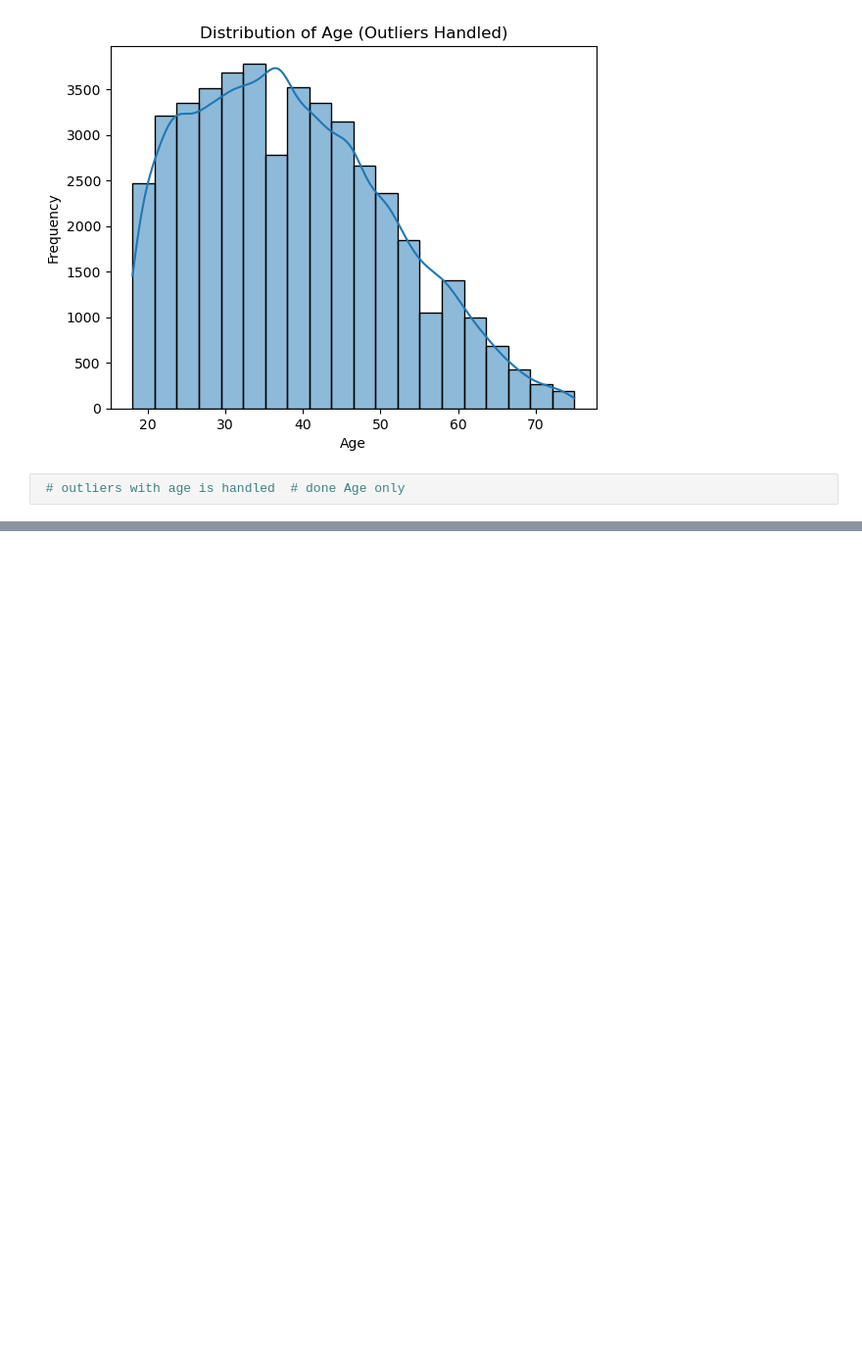
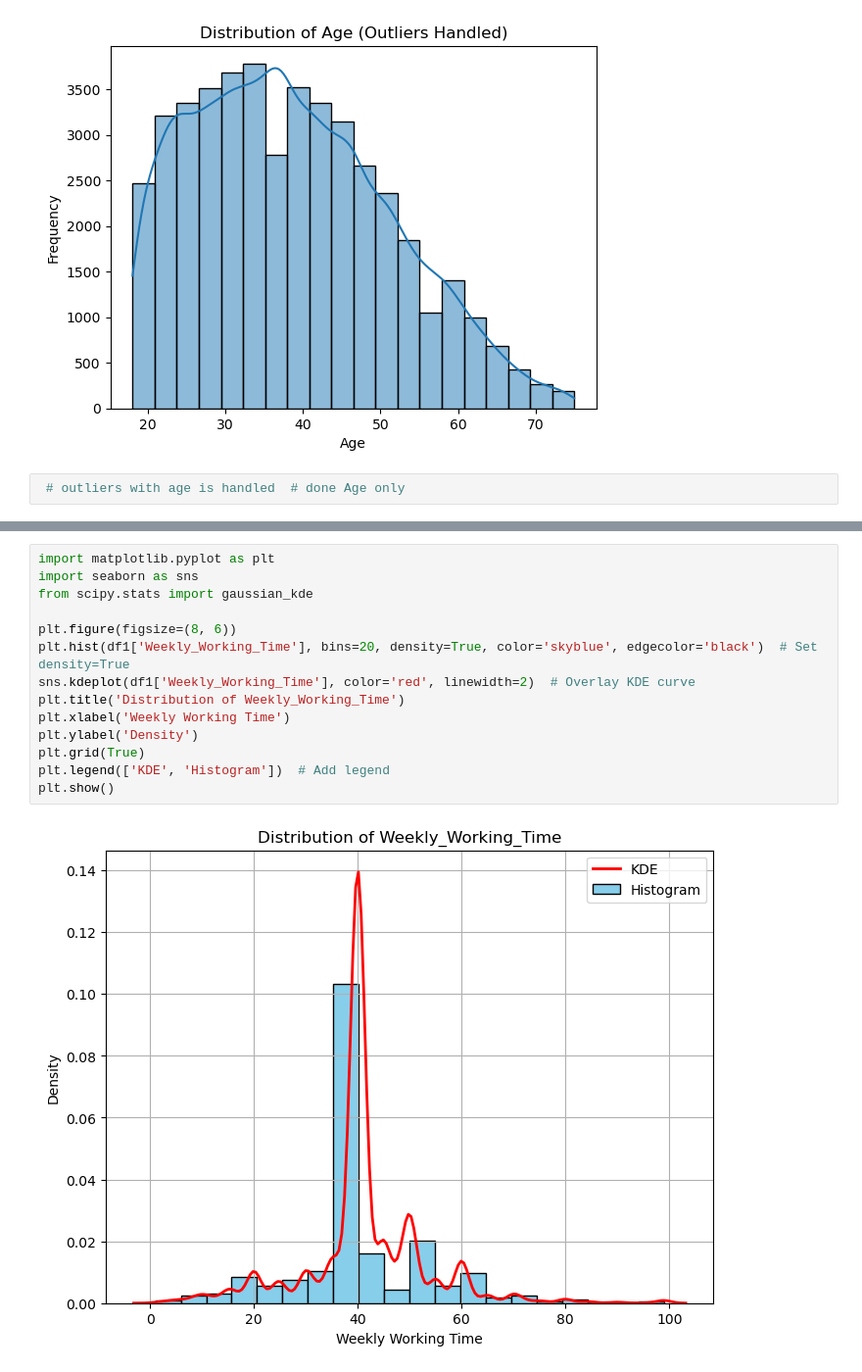
Before and after one commit to Inupa6677/Income-prediction-using-adult-data, a Jupyter notebook: ML Coursework 2024.ipynb, the cells around one changed output, grey strips where cells are left out. Shown at 98% size. Drawn from its saved outputs; the diff is of its cells as text; blank space fills up the shorter version.

```diff
--- a/ML Coursework 2024.ipynb
+++ b/ML Coursework 2024.ipynb
@@ -620,0 +568,16 @@ plt.show()
+# %%
+import matplotlib.pyplot as plt
+import seaborn as sns
+from scipy.stats import gaussian_kde
+
+plt.figure(figsize=(8, 6))
+plt.hist(df1['Weekly_Working_Time'], bins=20, density=True, color='skyblue', edgecolor='black')  # Set density=True
+sns.kdeplot(df1['Weekly_Working_Time'], color='red', linewidth=2)  # Overlay KDE curve
+plt.title('Distribution of Weekly_Working_Time')
+plt.xlabel('Weekly Working Time')
+plt.ylabel('Density')
+plt.grid(True)
+plt.legend(['KDE', 'Histogram'])  # Add legend
+plt.show()
+# %% [output]
+[figure, added]
```
Also changed, not shown: parts of 34 cells of this notebook.
